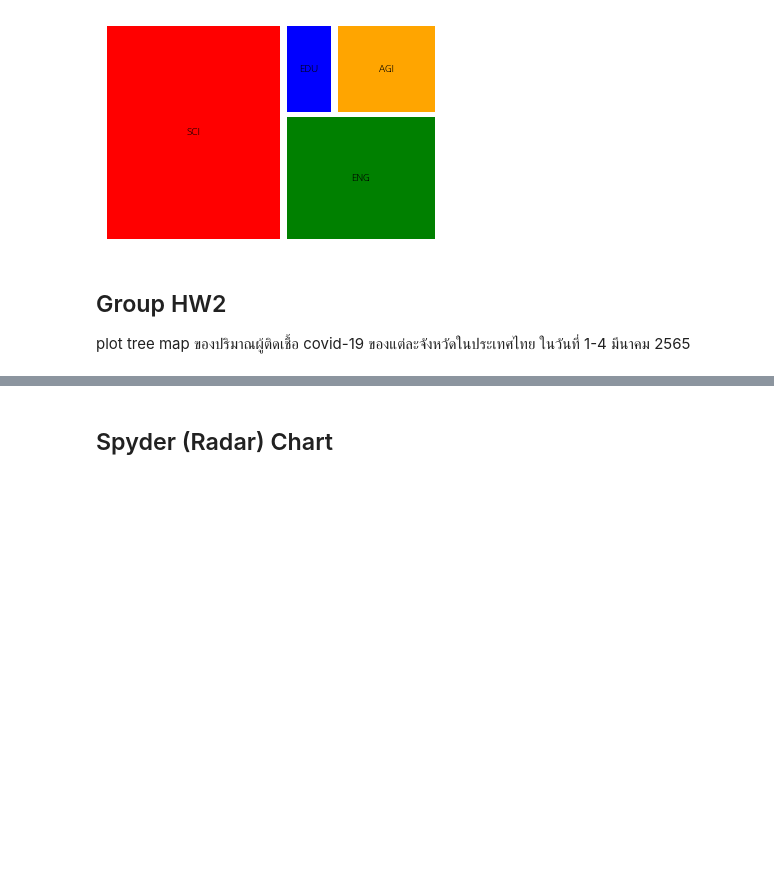
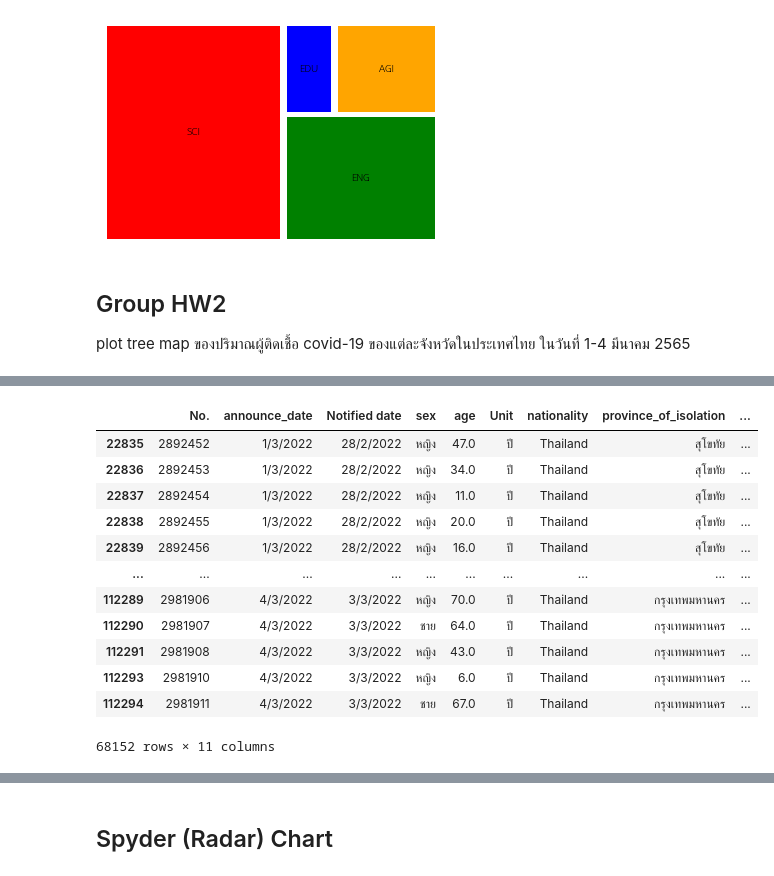
Before and after one commit to Jiraporn-klobrat/data_viz_2022, a Jupyter notebook: DataViz04_Data_Comparison.ipynb, the cells around one changed output, grey strips where cells are left out. Drawn from its saved outputs; the diff is of its cells as text; code cells hidden in the pictures; blank space fills up the shorter version.

```diff
--- a/DataViz04_Data_Comparison.ipynb
+++ b/DataViz04_Data_Comparison.ipynb
@@ -547,0 +632,22 @@ plot tree map ของปริมาณผู้ติดเชื้อ covid
+# %%
+# เลือกข้อมูลเฉพาะวันที่ 1-4 มีนาคม 2565
+covid_data_1 = data_dropped[data_dropped['announce_date']=='1/3/2022']
+covid_data_2 = data_dropped[data_dropped['announce_date']=='2/3/2022']
+covid_data_3 = data_dropped[data_dropped['announce_date']=='3/3/2022']
+covid_data_4 = data_dropped[data_dropped['announce_date']=='4/3/2022']
+covid_data_HW = pd.concat([covid_data_1,covid_data_2,covid_data_3,covid_data_4])
+covid_data_HW
+# %% [output]
+|  | No. | announce_date | Notified date | sex | age | Unit | nationality | province_of_isolation | ... |
+| 22835 | 2892452 | 1/3/2022 | 28/2/2022 | หญิง | 47.0 | ปี | Thailand | สุโขทัย | ... |
+| 22836 | 2892453 | 1/3/2022 | 28/2/2022 | หญิง | 34.0 | ปี | Thailand | สุโขทัย | ... |
+| 22837 | 2892454 | 1/3/2022 | 28/2/2022 | หญิง | 11.0 | ปี | Thailand | สุโขทัย | ... |
+| 22838 | 2892455 | 1/3/2022 | 28/2/2022 | หญิง | 20.0 | ปี | Thailand | สุโขทัย | ... |
+| 22839 | 2892456 | 1/3/2022 | 28/2/2022 | หญิง | 16.0 | ปี | Thailand | สุโขทัย | ... |
+| ... | ... | ... | ... | ... | ... | ... | ... | ... | ... |
+| 112289 | 2981906 | 4/3/2022 | 3/3/2022 | หญิง | 70.0 | ปี | Thailand | กรุงเทพมหานคร | ... |
+| 112290 | 2981907 | 4/3/2022 | 3/3/2022 | ชาย | 64.0 | ปี | Thailand | กรุงเทพมหานคร | ... |
+| 112291 | 2981908 | 4/3/2022 | 3/3/2022 | หญิง | 43.0 | ปี | Thailand | กรุงเทพมหานคร | ... |
+| 112293 | 2981910 | 4/3/2022 | 3/3/2022 | หญิง | 6.0 | ปี | Thailand | กรุงเทพมหานคร | ... |
+| 112294 | 2981911 | 4/3/2022 | 3/3/2022 | ชาย | 67.0 | ปี | Thailand | กรุงเทพมหานคร | ... |
+68152 rows × 11 columns
```
Also changed, not shown: parts of 14 cells of this notebook.
